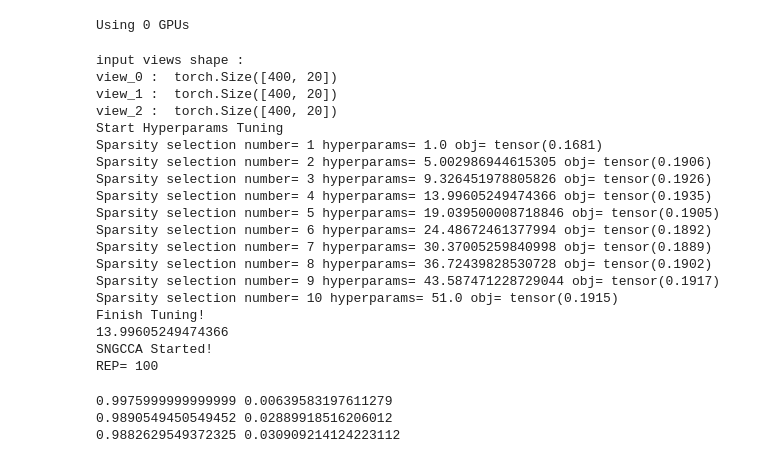
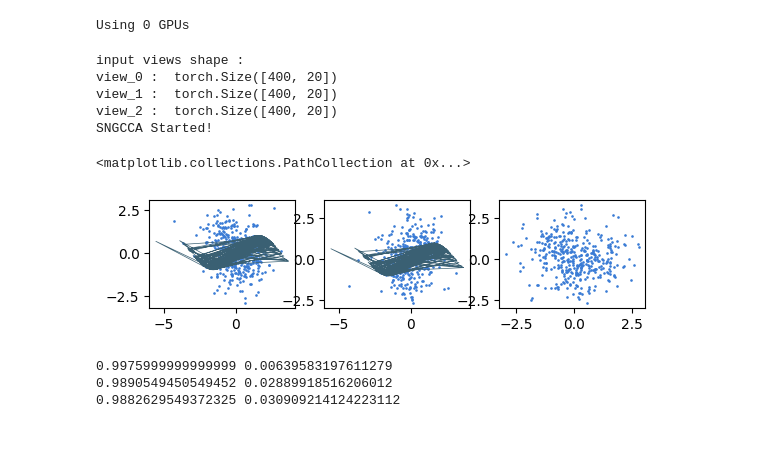
Before and after one commit to Rows21/NSGCCA, a Jupyter notebook: SGCCA_HSIC/SimulationStudy.ipynb, the cells around one changed output. Saved outputs shown, nothing was run; the diff lists cells and outputs as text; code cells hidden in the pictures.

```diff
--- a/SGCCA_HSIC/SimulationStudy.ipynb
+++ b/SGCCA_HSIC/SimulationStudy.ipynb
@@ -30,11 +30,11 @@ for i, view in enumerate(views):
 
 ## train hyper
 
-b0, obj = Solver.tune_hyper(x_list=views, set_params=10,max_params=50,iter=100)
-print(b0)
-
+#b0, obj = Solver.tune_hyper(x_list=views, set_params=1,max_params=50,iters=100)
+#print(b0)
+b0=1
 print("SNGCCA Started!")
-for rep in range(500):
+for rep in range(1):
     if (rep + 1) % 100 == 0:
         print("REP=", rep + 1)
 
@@ -51,21 +51,30 @@ input views shape :
 view_0 :  torch.Size([400, 20])
 view_1 :  torch.Size([400, 20])
 view_2 :  torch.Size([400, 20])
-Start Hyperparams Tuning
-Sparsity selection number= 1 hyperparams= 1.0 obj= tensor(0.1681)
-Sparsity selection number= 2 hyperparams= 5.002986944615305 obj= tensor(0.1906)
-Sparsity selection number= 3 hyperparams= 9.326451978805826 obj= tensor(0.1926)
-Sparsity selection number= 4 hyperparams= 13.99605249474366 obj= tensor(0.1935)
-Sparsity selection number= 5 hyperparams= 19.039500008718846 obj= tensor(0.1905)
-Sparsity selection number= 6 hyperparams= 24.48672461377994 obj= tensor(0.1892)
-Sparsity selection number= 7 hyperparams= 30.37005259840998 obj= tensor(0.1889)
-Sparsity selection number= 8 hyperparams= 36.72439828530728 obj= tensor(0.1902)
-Sparsity selection number= 9 hyperparams= 43.587471228729044 obj= tensor(0.1917)
-Sparsity selection number= 10 hyperparams= 51.0 obj= tensor(0.1915)
-Finish Tuning!
-13.99605249474366
 SNGCCA Started!
-REP= 100
+# %%
+import matplotlib.pyplot as plt
+fig = plt.figure()
+ax1 = fig.add_subplot(3, 3, 1)
+ax2 = fig.add_subplot(3, 3, 2)
+ax3 = fig.add_subplot(3, 3, 3)
+
+x1 = views[0] @ u[0]
+xg1 = views[0][:,0] + views[0][:,1]
+y1 = views[1] @ u[1]
+yg1 = views[1][:,0] + views[1][:,1]
+z1 = views[2] @ u[2]
+zg1 = views[2][:,0] + views[2][:,1]
+
+ax1.scatter(x1,y1,s=0.8,c='#3a7bd5')
+ax1.plot(xg1,yg1,linewidth=0.5,c='#3a6073')
+ax2.scatter(x1,z1,s=0.8,c='#3a7bd5')
+ax2.plot(xg1,yg1,linewidth=0.5,c='#3a6073')
+ax3.scatter(y1,z1,s=0.8,c='#3a7bd5')
+#ax3.plot(yg1,zg1,linewidth=0.5,c='#3a6073')
+# %% [output]
+<matplotlib.collections.PathCollection at 0x...>
+[figure, added]
 # %%
 macc = np.mean(ACC)
 sdacc = np.std(ACC)
```
Also changed, not shown: parts of 4 cells of this notebook.
